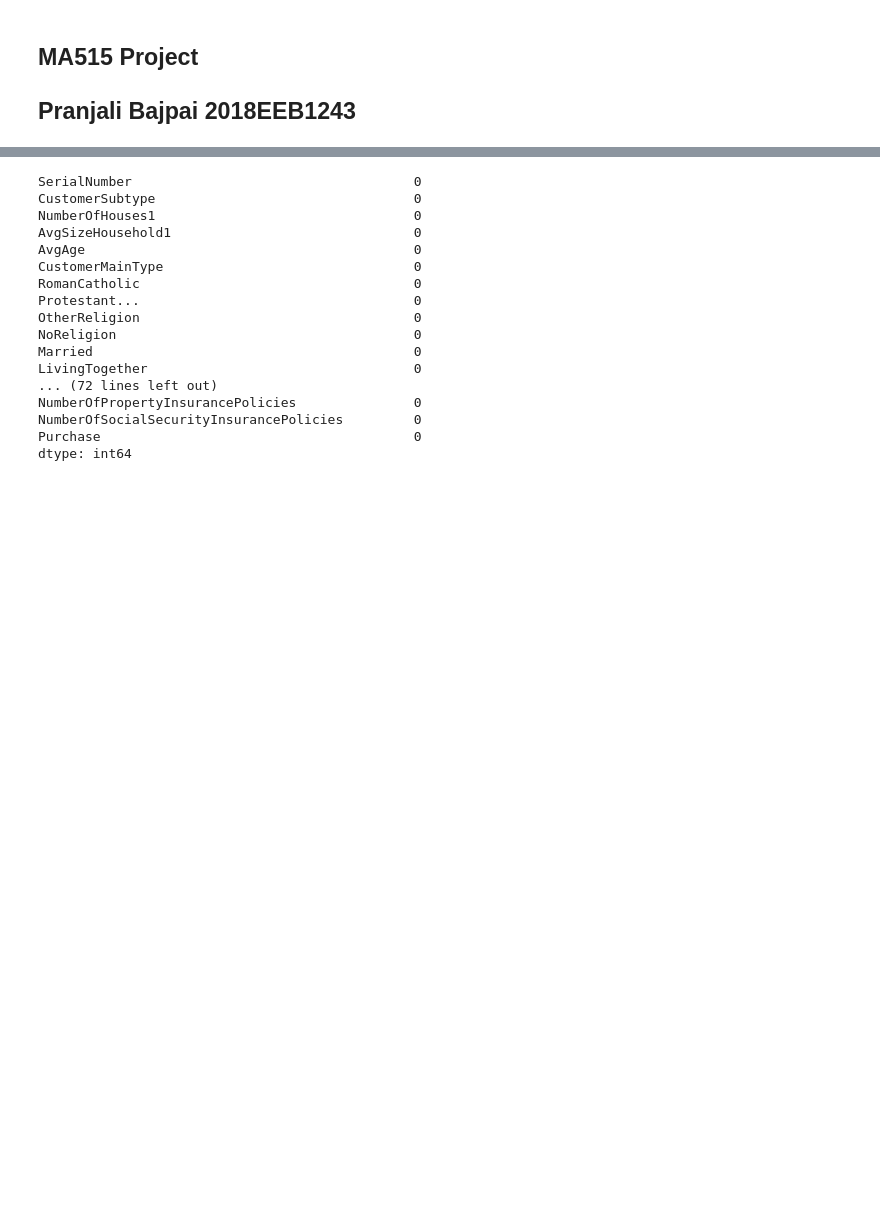
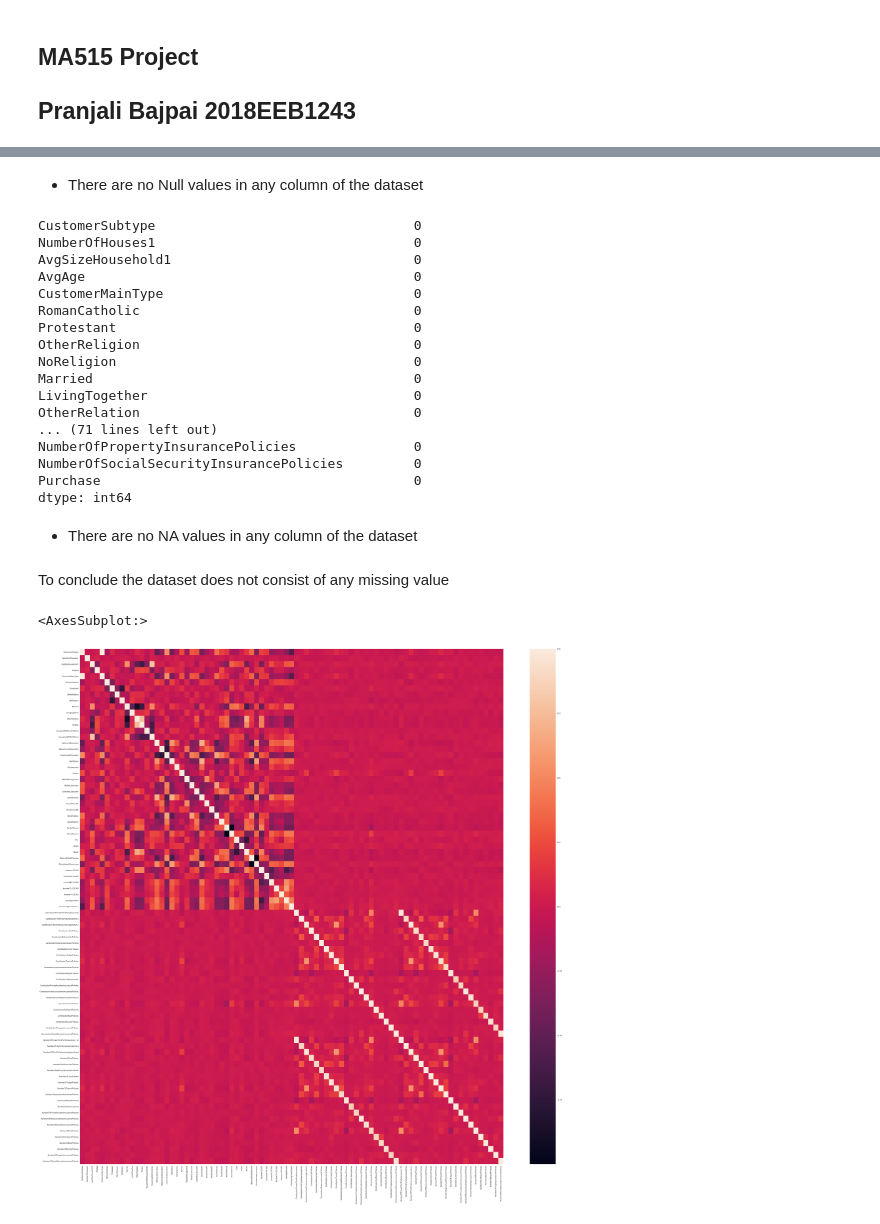
Before and after one commit to pranjalibajpai/caravan-insurance-buyer-prediction, a Jupyter notebook: Project.ipynb, the cells around one changed output, grey strips where cells are left out. Saved outputs shown, nothing was run; the diff lists cells and outputs as text; code cells hidden in the pictures; blank space fills up the shorter version.

```diff
--- a/Project.ipynb
+++ b/Project.ipynb
@@ -66,0 +55,3 @@ caravan_data = data.set_axis(labels, axis=1, inplace=False)
+# %%
+# Since SerialNumber is of no use
+caravan_data = caravan_data.drop(['SerialNumber'], axis=1)
@@ -138,26 +204,38 @@ NumberOfPropertyInsurancePolicies               0
 NumberOfSocialSecurityInsurancePolicies         0
 Purchase                                        0
 dtype: int64
+# %% [markdown]
+- There are no Null values in any column of the dataset
 # %%
-# Count NA values
+# Count NA values(if any)
 caravan_data.isna().sum(axis=0)
 # %% [output]
-SerialNumber                                    0
 CustomerSubtype                                 0
 NumberOfHouses1                                 0
 AvgSizeHousehold1                               0
 AvgAge                                          0
 CustomerMainType                                0
 RomanCatholic                                   0
-Protestant...                                   0
+Protestant                                      0
 OtherReligion                                   0
 NoReligion                                      0
 Married                                         0
 LivingTogether                                  0
-... (72 lines left out)
+OtherRelation                                   0
+... (71 lines left out)
 NumberOfPropertyInsurancePolicies               0
 NumberOfSocialSecurityInsurancePolicies         0
 Purchase                                        0
 dtype: int64
+# %% [markdown]
+- There are no NA values in any column of the dataset
+# %% [markdown]
+To conclude the dataset does not consist of any missing value
 # %%
-# Plot histogram
+# Plot correlation
+import seaborn as sns
+plt.figure(figsize = (50, 50))
+sns.heatmap(caravan_data.corr())
+# %% [output]
+<AxesSubplot:>
+[figure, added]
```
Also changed, not shown: parts of 67 cells of this notebook.
